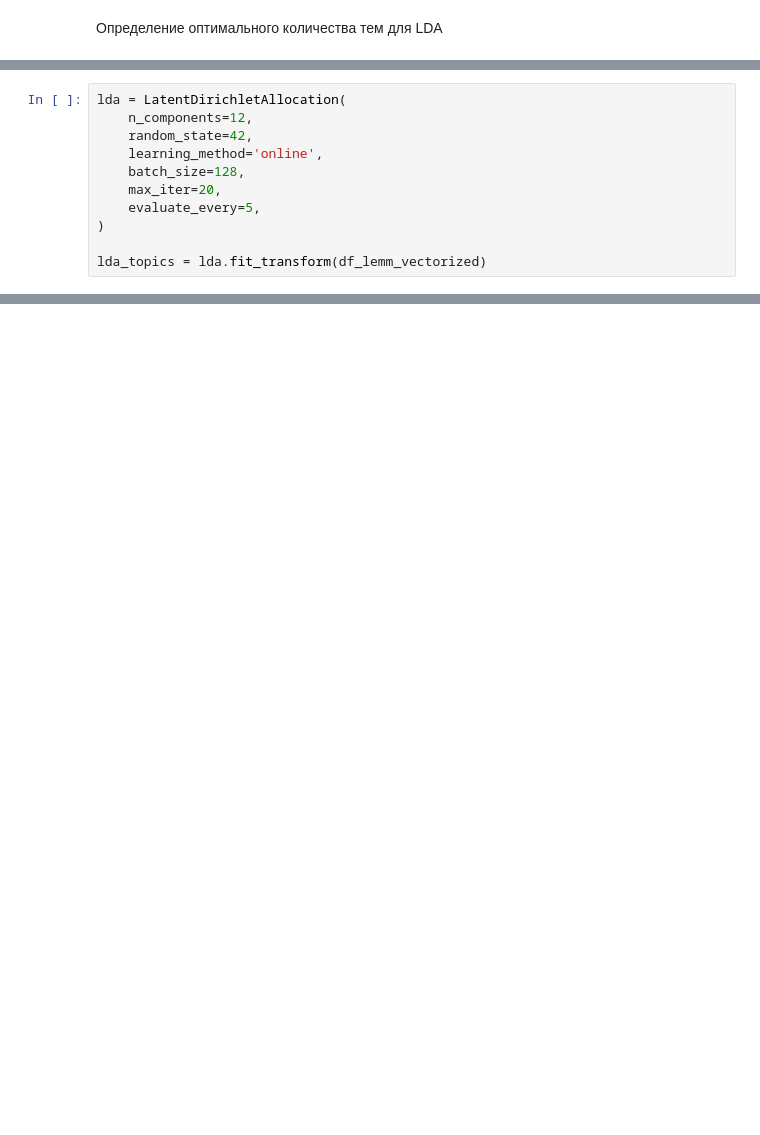
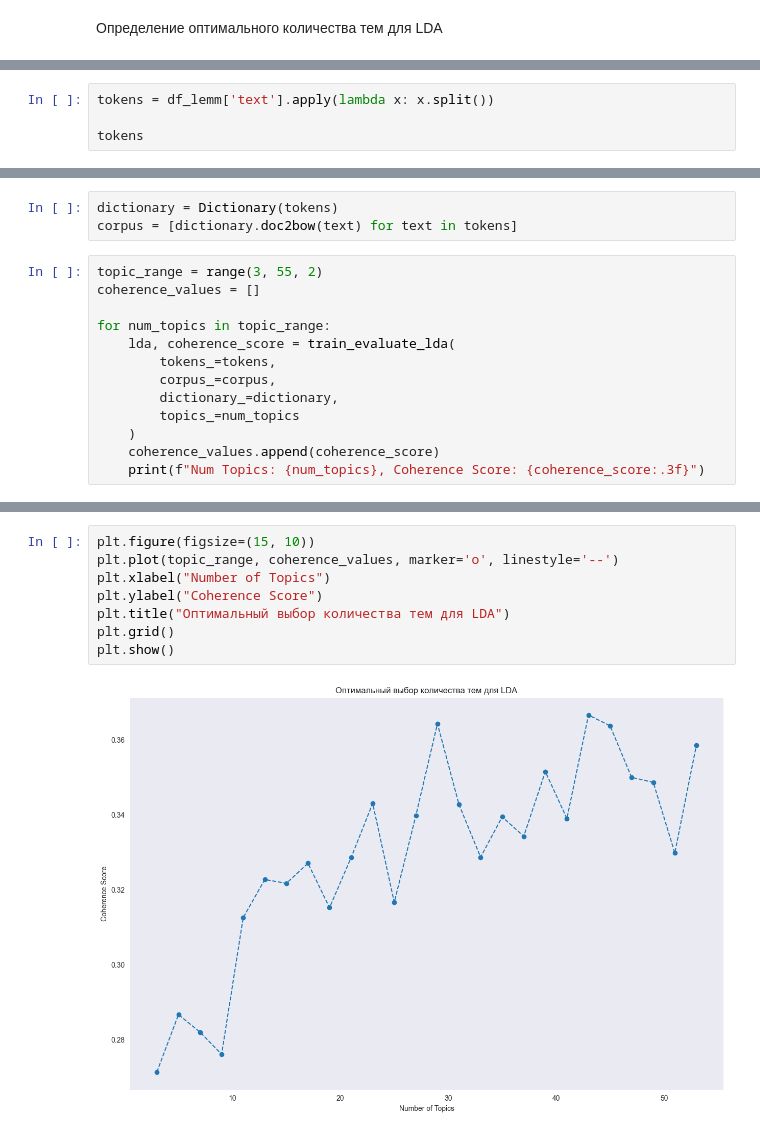
Before and after one commit to nikfilonenko/video_gen_trends_analysis, a Jupyter notebook: src/notebooks/arXiv_video_generation_trends.ipynb, the cells around one changed output, grey strips where cells are left out. Drawn from its saved outputs; the diff is of its cells as text; blank space fills up the shorter version.

```diff
--- a/src/notebooks/arXiv_video_generation_trends.ipynb
+++ b/src/notebooks/arXiv_video_generation_trends.ipynb
@@ -463,11 +468,0 @@ plt.show()
-# %%
-lda = LatentDirichletAllocation(
-    n_components=12,
-    random_state=42,
-    learning_method='online',
-    batch_size=128,
-    max_iter=20,
-    evaluate_every=5,
-)
-
-lda_topics = lda.fit_transform(df_lemm_vectorized)
@@ -479,0 +469,4 @@ pyLDAvis.show(panel)
+# %%
+tokens = df_lemm['text'].apply(lambda x: x.split())
+
+tokens
@@ -479,0 +513,16 @@ pyLDAvis.show(panel)
+# %%
+dictionary = Dictionary(tokens)
+corpus = [dictionary.doc2bow(text) for text in tokens]
+# %%
+topic_range = range(3, 55, 2)
+coherence_values = []
+
+for num_topics in topic_range:
+    lda, coherence_score = train_evaluate_lda(
+        tokens_=tokens,
+        corpus_=corpus,
+        dictionary_=dictionary,
+        topics_=num_topics
+    )
+    coherence_values.append(coherence_score)
+    print(f"Num Topics: {num_topics}, Coherence Score: {coherence_score:.3f}")
@@ -479,0 +547,10 @@ pyLDAvis.show(panel)
+# %%
+plt.figure(figsize=(15, 10))
+plt.plot(topic_range, coherence_values, marker='o', linestyle='--')
+plt.xlabel("Number of Topics")
+plt.ylabel("Coherence Score")
+plt.title("Оптимальный выбор количества тем для LDA")
+plt.grid()
+plt.show()
+# %% [output]
+[figure, added]
```
Also changed, not shown: parts of 73 cells of this notebook, 4 other files.
